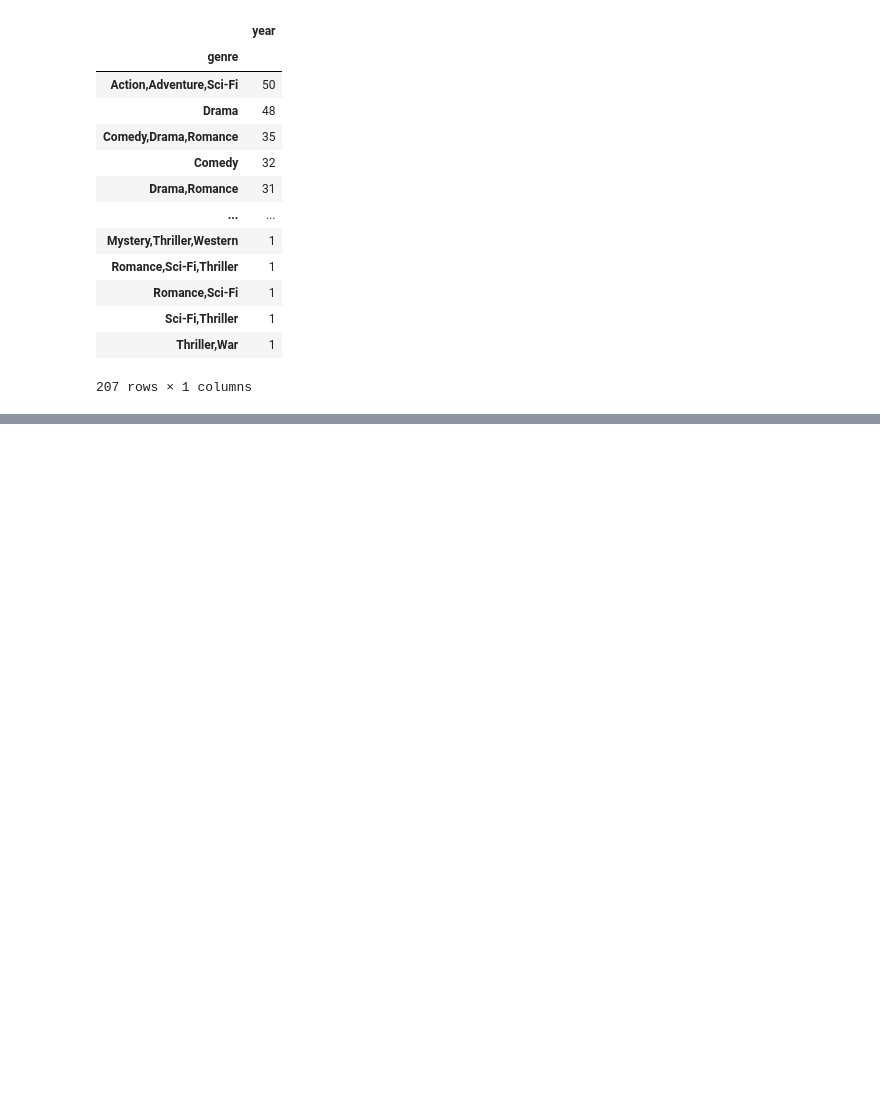
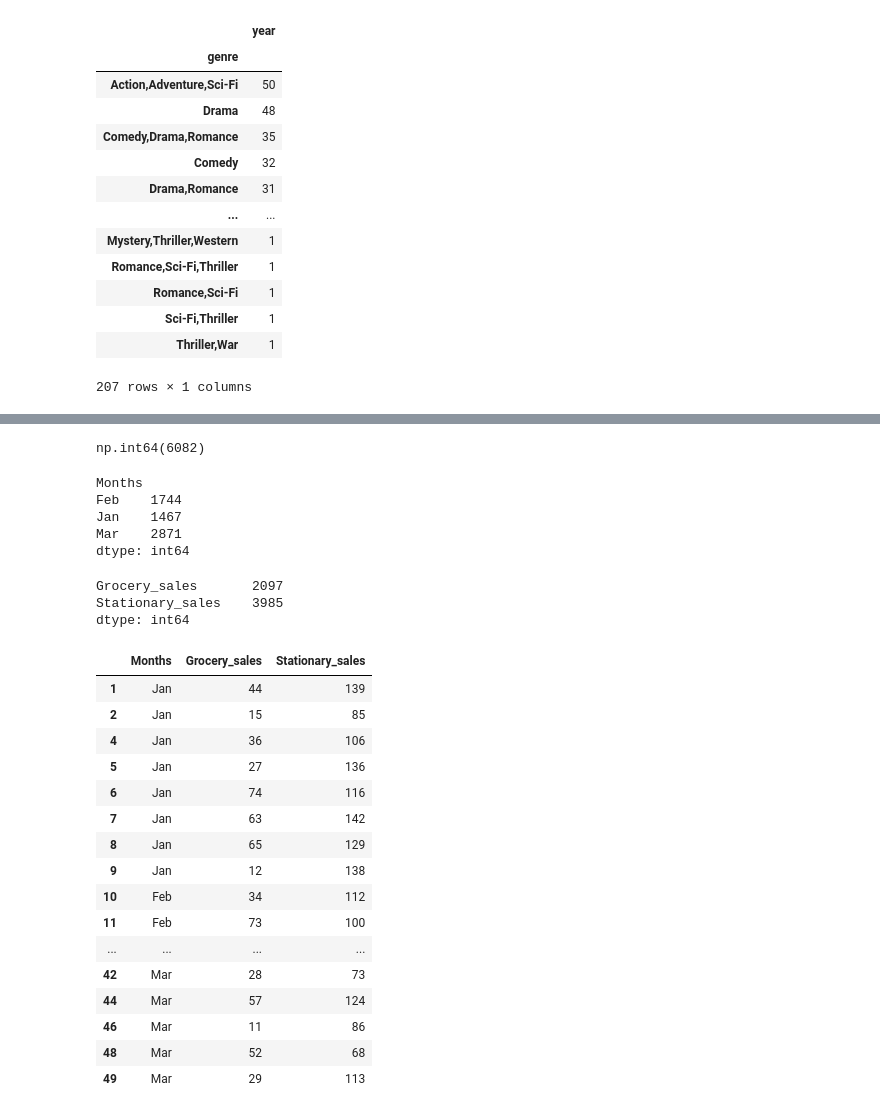
Before and after one commit to rajkonkret/PythonAnalizaDanychZus, a Jupyter notebook: day2/cwiczenie3.ipynb, the cells around one changed output, grey strips where cells are left out. Cells and saved outputs as stored; diff of their text form; code cells hidden in the pictures; blank space fills up the shorter version.

Commit message:
[2 14] update cwiczenie3.ipynb movies_df store grater

```diff
--- a/day2/cwiczenie3.ipynb
+++ b/day2/cwiczenie3.ipynb
@@ -432,3 +432,6 @@ movies_df.groupby(['genre']).agg({'year':'count'}).sort_values(by="year", ascend
 | Sci-Fi,Thriller | 1 |
 | Thriller,War | 1 |
 207 rows × 1 columns
+# %%
+store1 = pd.read_csv("data/Store1.csv")
+store1.head()
@@ -434,0 +445,3 @@ movies_df.groupby(['genre']).agg({'year':'count'}).sort_values(by="year", ascend
+# %%
+store2 = pd.read_csv("data/Store2.csv")
+store2.head()
@@ -434,0 +455,42 @@ movies_df.groupby(['genre']).agg({'year':'count'}).sort_values(by="year", ascend
+# %%
+sales_store1 = (store1[['Grocery_sales', 'Stationary_sales']].sum()).sum()
+sales_store1
+# %% [output]
+np.int64(6082)
+# %%
+month_sales1 = store1.groupby(['Months'])[['Grocery_sales', 'Stationary_sales']].agg('sum').agg('sum', axis=1)
+month_sales1
+# %% [output]
+Months
+Feb    1744
+Jan    1467
+Mar    2871
+dtype: int64
+# %%
+month_sales1 = store1.groupby(['Months'])[['Grocery_sales', 'Stationary_sales']].agg('sum').agg('sum', axis=0)
+month_sales1
+# %% [output]
+Grocery_sales       2097
+Stationary_sales    3985
+dtype: int64
+# %%
+store_greater = store1[store1['Stationary_sales'].gt(store2['Stationary_sales'])]
+store_greater
+# %% [output]
+|  | Months | Grocery_sales | Stationary_sales |
+| 1 | Jan | 44 | 139 |
+| 2 | Jan | 15 | 85 |
+| 4 | Jan | 36 | 106 |
+| 5 | Jan | 27 | 136 |
+| 6 | Jan | 74 | 116 |
+| 7 | Jan | 63 | 142 |
+| 8 | Jan | 65 | 129 |
+| 9 | Jan | 12 | 138 |
+| 10 | Feb | 34 | 112 |
+| 11 | Feb | 73 | 100 |
+| ... | ... | ... | ... |
+| 42 | Mar | 28 | 73 |
+| 44 | Mar | 57 | 124 |
+| 46 | Mar | 11 | 86 |
+| 48 | Mar | 52 | 68 |
+| 49 | Mar | 29 | 113 |
```
Also changed, not shown: parts of 2 cells of this notebook, 6 other files.
